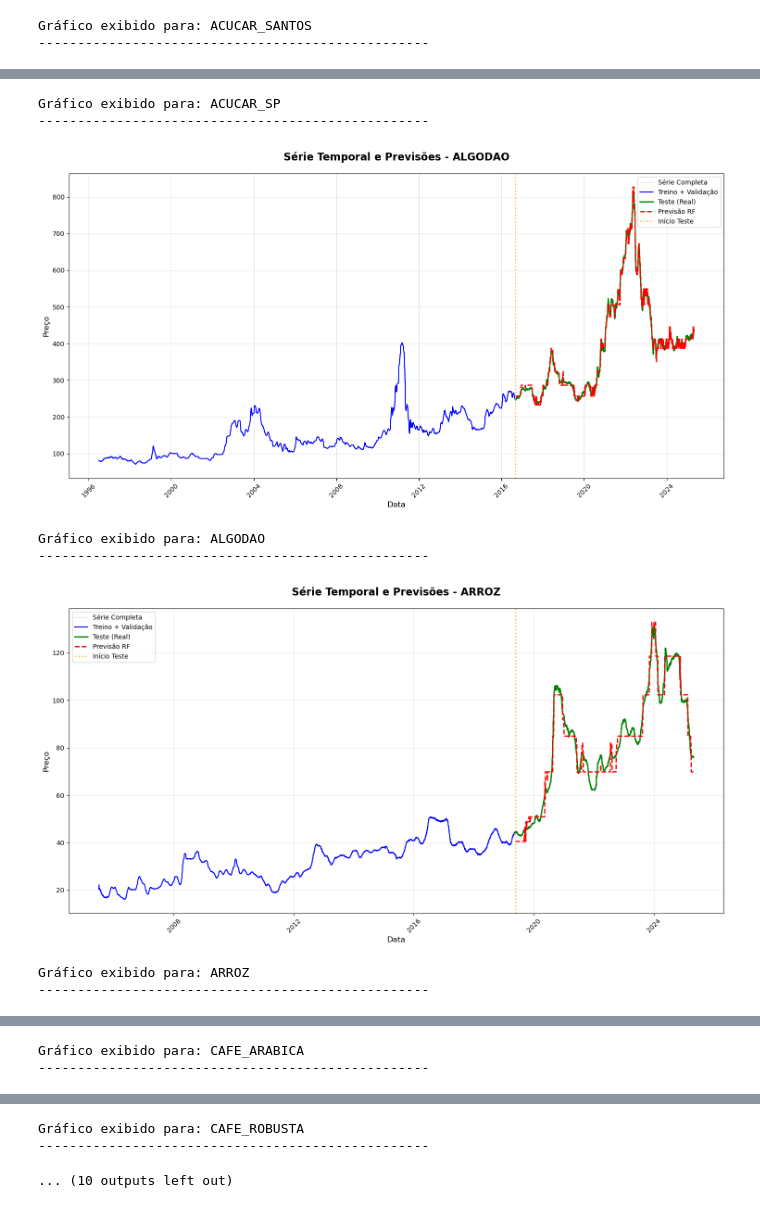
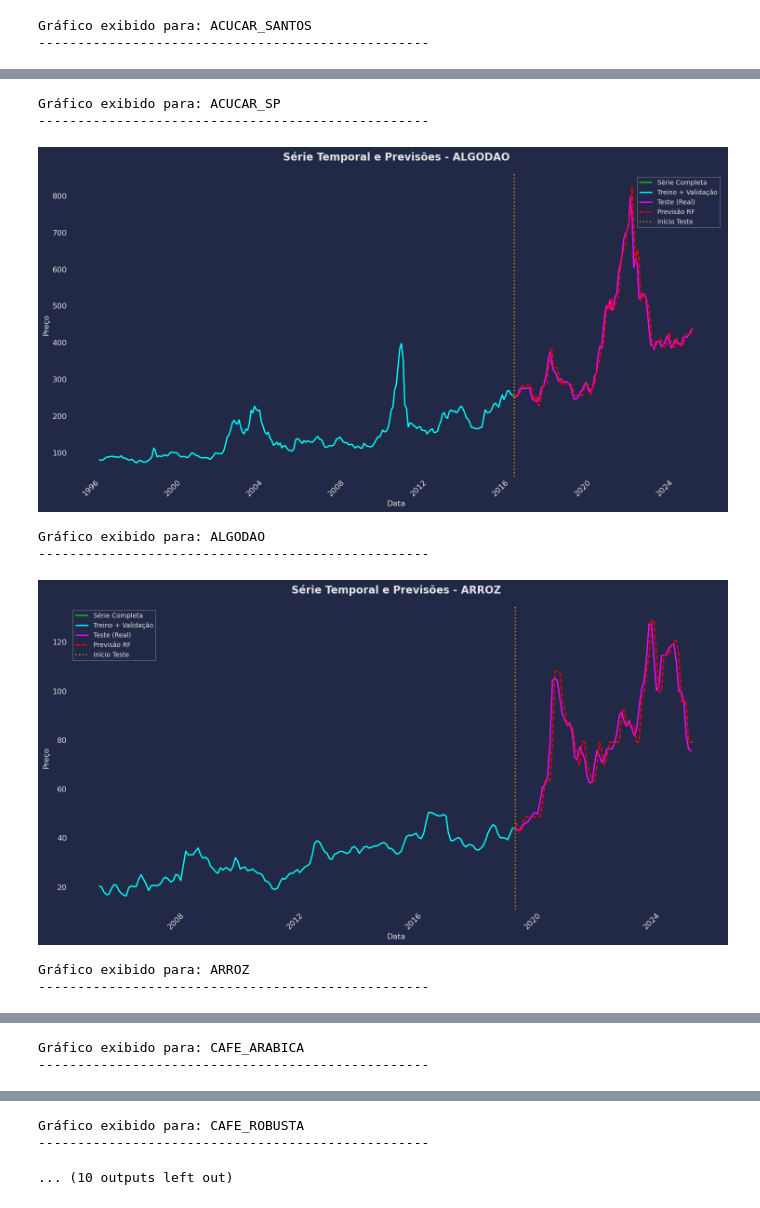
Before and after one commit to MateusVasc/sistemas-multiplos-preditores-commodities, a Jupyter notebook: src/models/ensemble/rf.ipynb, the cells around one changed output, grey strips where cells are left out. Cells and saved outputs as stored; diff of their text form; code cells hidden in the pictures.

```diff
--- a/src/models/ensemble/rf.ipynb
+++ b/src/models/ensemble/rf.ipynb
@@ -16,2 +15,27 @@ pd.set_option("display.max_columns", None)
+# %%
+pd.set_option("display.max_rows", None)
+pd.set_option("display.max_columns", None)
+
+plt.style.use('fivethirtyeight')
+plt.rcParams['lines.linewidth'] = 1.5
+dark_style = {
+    'figure.facecolor': '#212946',
+    'axes.facecolor': '#212946',
+    'savefig.facecolor':'#212946',
+    'axes.grid': True,
+    'axes.grid.which': 'both',
+    'axes.spines.left': False,
+    'axes.spines.right': False,
+    'axes.spines.top': False,
+    'axes.spines.bottom': False,
+    'grid.color': '#2A3459',
+    'grid.linewidth': '1',
+    'text.color': '0.9',
+    'axes.labelcolor': '0.9',
+    'xtick.color': '0.9',
+    'ytick.color': '0.9',
+    'font.size': 12
+}
+plt.rcParams.update(dark_style)
 # %%
-df_brl = pd.read_parquet('../../../data/all_comm/all_commodities_brl.parquet')
+df_brl = CommodityLoader.load_all_commodities(currency='BRL', preprocessing=True, monthly_aggregation='mean', limit_date=None)
@@ -38,7 +74,7 @@ model = RandomForestRegressor(
 fcst = MLForecast(
     models={'rf': model},
     lags=[1, 2],
-    freq='D'
+    freq='MS'
 )
 
 # params found here https://www.nature.com/articles/s41598-024-74503-4/tables/7
@@ -132,13 +168,13 @@ def plot_series_and_forecasts(df_brl, full_train, test, forecasts_df):
         forecast_data = forecasts_df[forecasts_df['unique_id'] == uid].copy()
 
         ax.plot(series_data['ds'], series_data['y'],
-                color='lightgray', alpha=0.7, linewidth=1, label='Série Completa')
+                color='lime', linewidth=1.5, label='Série Completa')
 
         ax.plot(train_data['ds'], train_data['y'],
-                color='blue', linewidth=1.5, label='Treino + Validação')
+                color='cyan', linewidth=2, label='Treino + Validação')
 
         ax.plot(test_data['ds'], test_data['y'],
-                color='green', linewidth=2, label='Teste (Real)')
+                color='fuchsia', linewidth=2, label='Teste (Real)')
 
         ax.plot(forecast_data['ds'], forecast_data['rf'],
                 color='red', linewidth=2, linestyle='--', label='Previsão RF')
@@ -172,8 +208,8 @@ Gráfico exibido para: ACUCAR_SANTOS
 Gráfico exibido para: ACUCAR_SP
 --------------------------------------------------
-[figure, old version]
+[figure, new version]
 Gráfico exibido para: ALGODAO
 --------------------------------------------------
-[figure, old version]
+[figure, new version]
 Gráfico exibido para: ARROZ
 --------------------------------------------------
```
Also changed, not shown: parts of 9 cells of this notebook, 2 other files.
